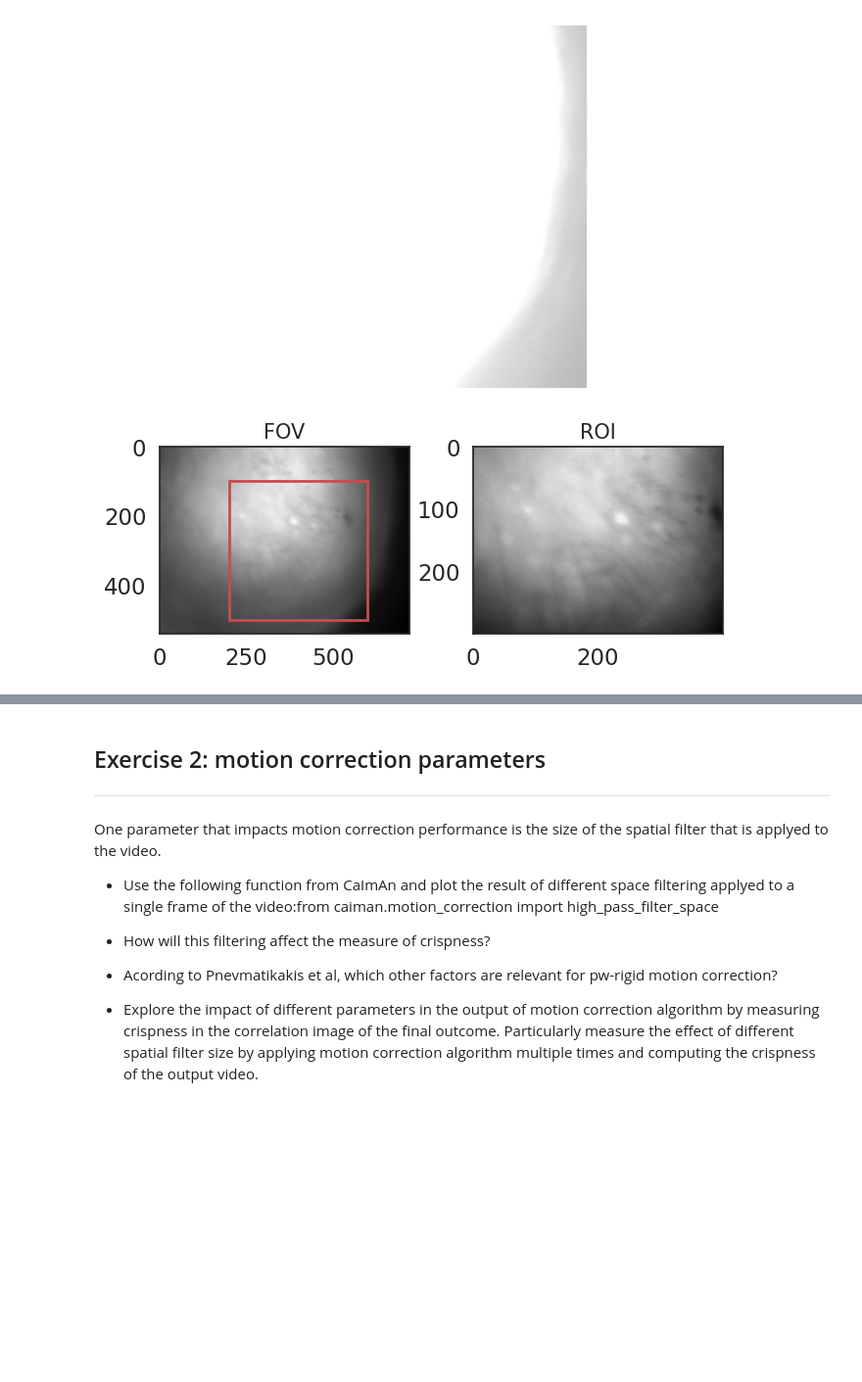
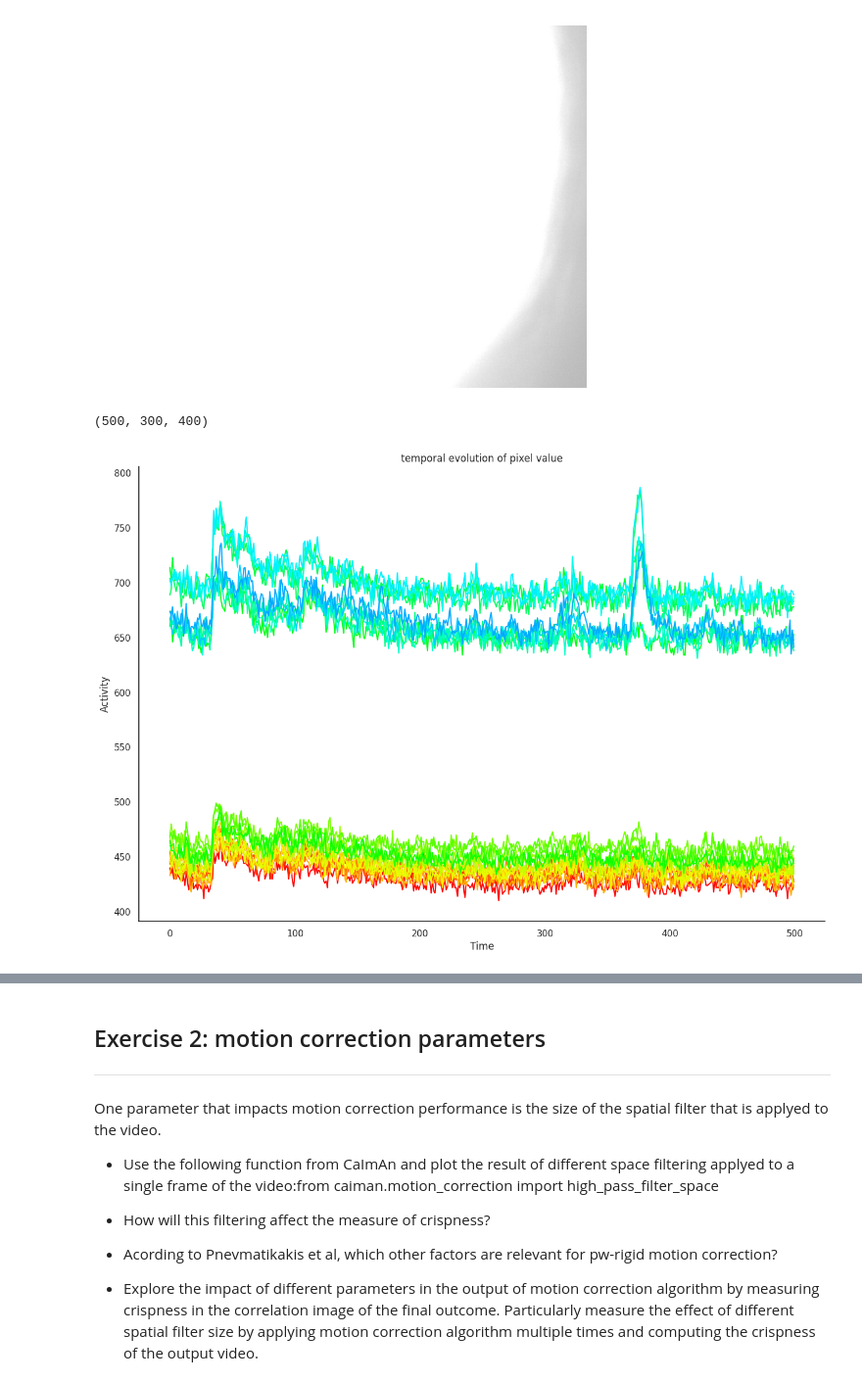
Before and after one commit to irenetiem/neuro_analysis_IT, a Jupyter notebook: neural-data-master/02-calcium_imaging/exercises.ipynb, the cells around one changed output, grey strips where cells are left out. Shown at 98% size. Drawn from its saved outputs; the diff is of its cells as text; code cells hidden in the pictures; blank space fills up the shorter version.

```diff
--- a/neural-data-master/02-calcium_imaging/exercises.ipynb
+++ b/neural-data-master/02-calcium_imaging/exercises.ipynb
@@ -260,8 +252,37 @@ input_tif_file_path_FOV = 'data/calcium_video.tif'
 input_tif_file_path = 'data/caiman_video_trial_0.tif'
 # %%
 FOV = cm.load(input_tif_file_path_FOV) # load video with complete field of view (FOV)
+ROI =  cm.load(input_tif_file_path)
-# %%
-# Let's visualize the FOV and the ROI
-aux.plot_FOV(FOV_file = input_tif_file_path_FOV , ROI_file = input_tif_file_path)
-# %% [output]
-[figure, removed]
+# %%
+ROI.shape
+# 500 frames
+# %% [output]
+(500, 300, 400)
+# %%
+cmap = plt.get_cmap('hsv')
+# %%
+# A
+# pick some random pixels from the ROI and plot temporal evolution
+# try to capture one with a spike
+
+from random import randint
+
+x_coords = [105, 0, 30]
+y_coords = [100, 220, 40]
+
+x_coords = [randint(0, 300-1) for i in range(5)]
+y_coords = [randint(0, 400-1) for i in range(5)]
+
+plt.figure(figsize = (15, 10))
+index = 0
+for x in x_coords:
+  for y in y_coords:
+    plt.plot(ROI[:, x, y], label = 'x:{} y:{}'.format(x, y), color=cmap(index*6))
+    index += 1
+plt.ylabel('Activity')
+plt.xlabel('Time')
+# plt.legend()
+plt.title('temporal evolution of pixel value')
+plt.show()
+# %% [output]
+[figure, added]
```
Also changed, not shown: parts of 7 cells of this notebook.
